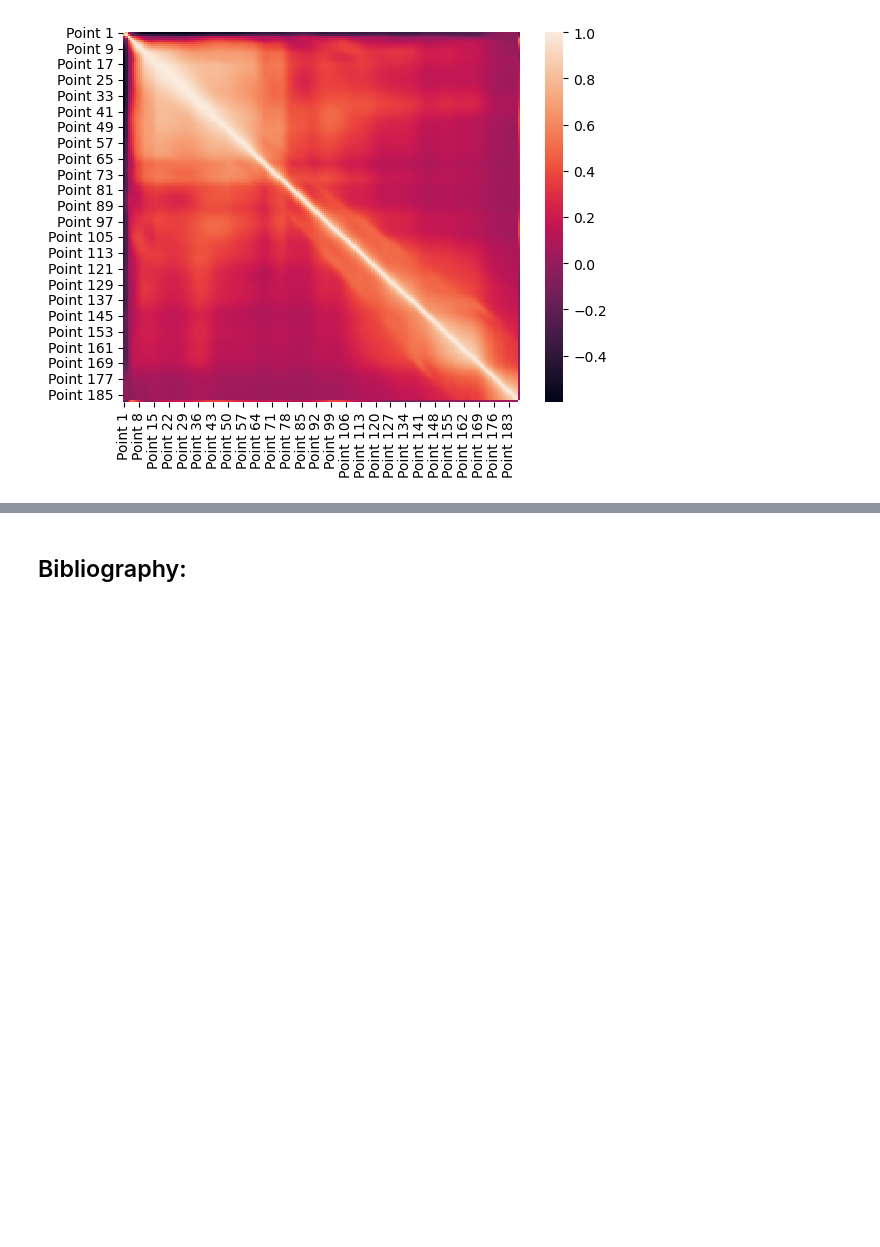
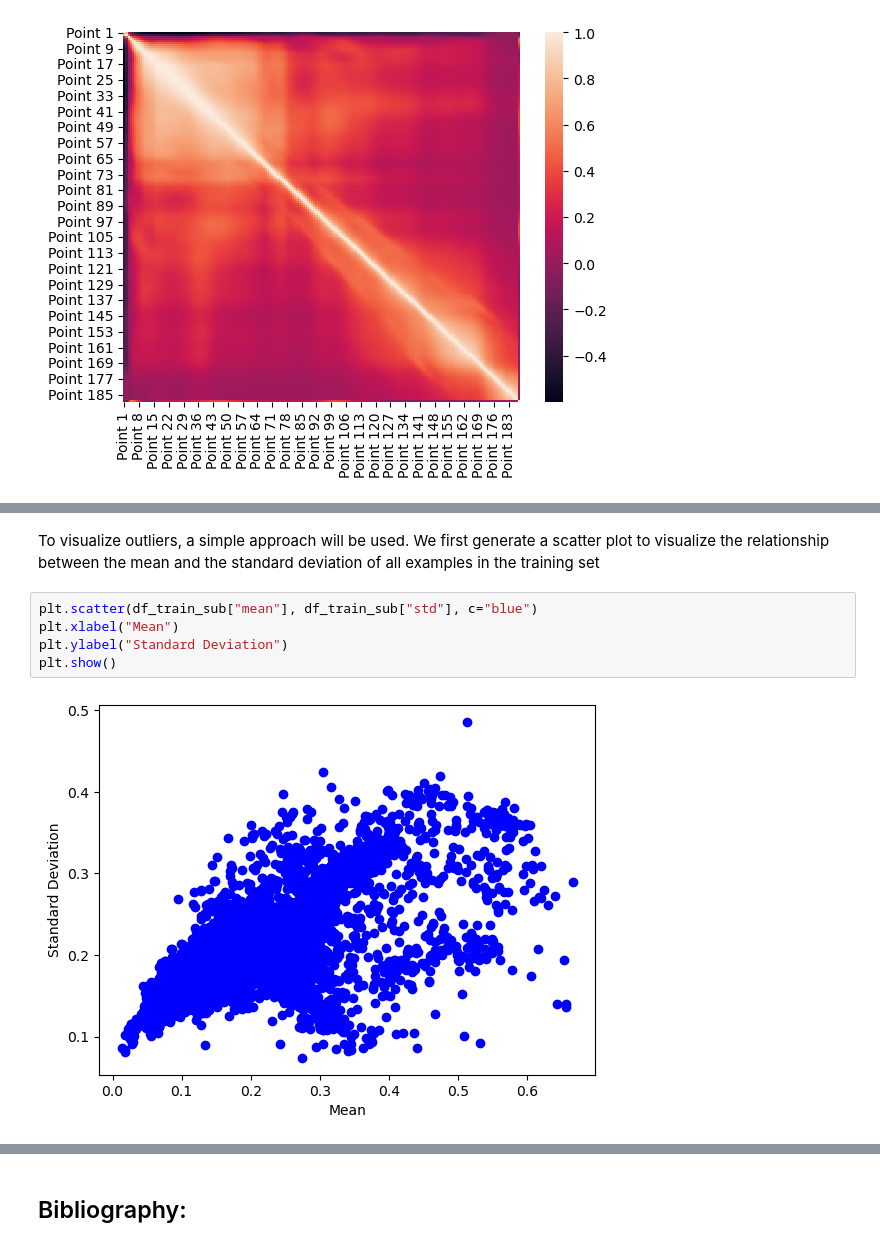
Before and after one commit to Chiuchiyin/DTSA5509-Final-Project, a Jupyter notebook: Heart Beat ECG Analysis and Classification.ipynb, the cells around one changed output, grey strips where cells are left out. Cells and saved outputs as stored; diff of their text form; blank space fills up the shorter version.

Commit message:
Working on outliers

```diff
--- a/Heart Beat ECG Analysis and Classification.ipynb
+++ b/Heart Beat ECG Analysis and Classification.ipynb
@@ -266,0 +275,9 @@ sns.heatmap(df_train.corr())
+# %% [markdown]
+To visualize outliers, a simple approach will be used. We first generate a scatter plot to visualize the relationship between the mean and the standard deviation of all examples in the training set
+# %%
+plt.scatter(df_train_sub["mean"], df_train_sub["std"], c="blue")
+plt.xlabel("Mean")
+plt.ylabel("Standard Deviation")
+plt.show()
+# %% [output]
+[figure, added]
```
Also changed, not shown: parts of 3 cells of this notebook.
